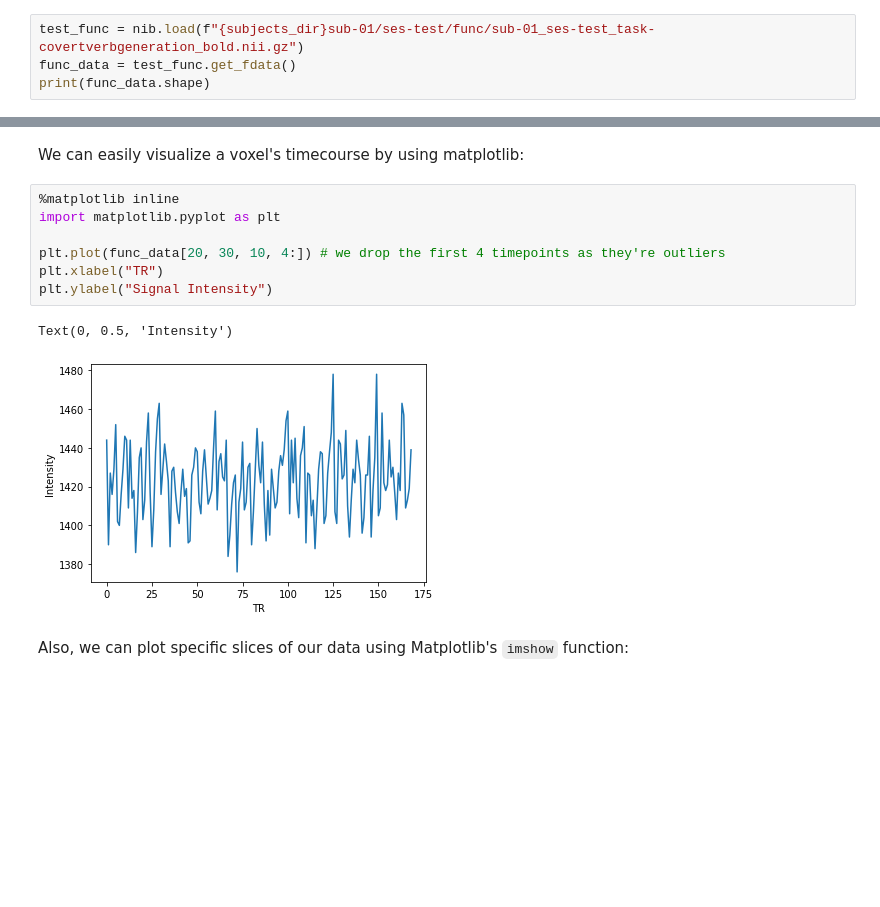
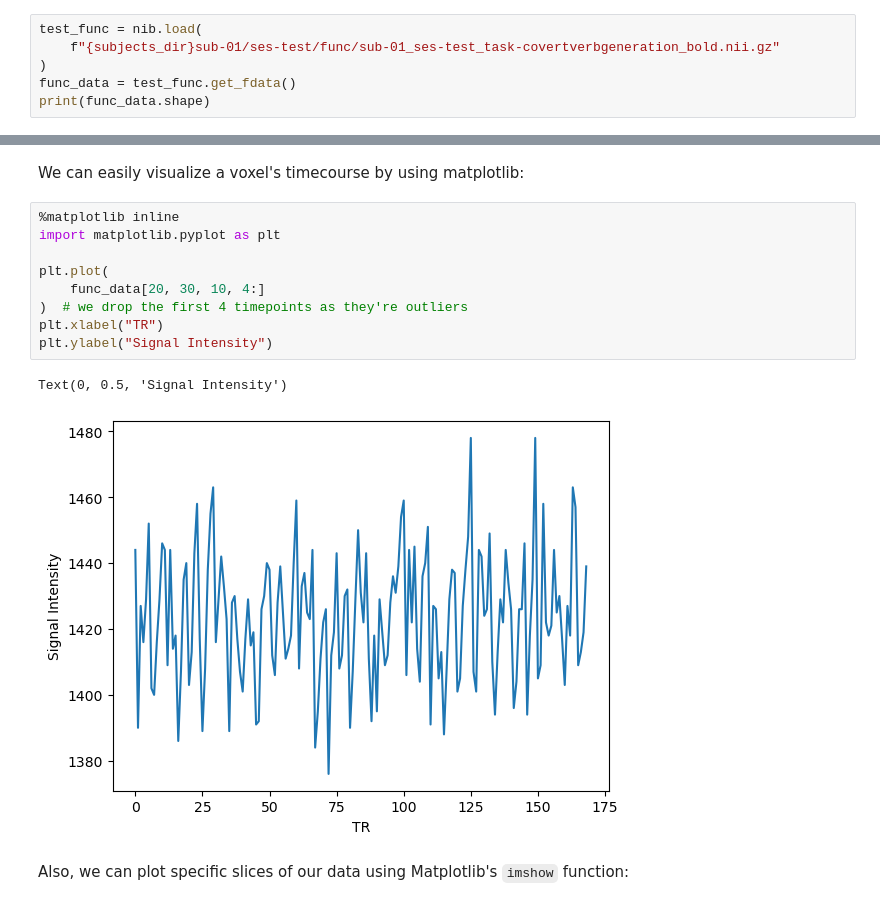
Before and after one commit to dominikpegler/tewa2-neuroimaging, a Jupyter notebook: 2 - Understanding MRI data.ipynb, the cells around one changed output, grey strips where cells are left out. Cells and saved outputs as stored; diff of their text form; blank space fills up the shorter version.

````diff
--- a/2 - Understanding MRI data.ipynb
+++ b/2 - Understanding MRI data.ipynb
@@ -156,7 +160,9 @@
 
 Before we dive deeper into this, let's also load a functional file into memory
 # %%
-test_func = nib.load(f"{subjects_dir}sub-01/ses-test/func/sub-01_ses-test_task-covertverbgeneration_bold.nii.gz")
+test_func = nib.load(
+    f"{subjects_dir}sub-01/ses-test/func/sub-01_ses-test_task-covertverbgeneration_bold.nii.gz"
+)
 func_data = test_func.get_fdata()
 print(func_data.shape)
 # %% [output]
@@ -192,13 +198,15 @@ We can easily visualize a voxel's timecourse by using matplotlib:
 # %%
 %matplotlib inline
 import matplotlib.pyplot as plt
 
-plt.plot(func_data[20, 30, 10, 4:]) # we drop the first 4 timepoints as they're outliers
+plt.plot(
+    func_data[20, 30, 10, 4:]
+)  # we drop the first 4 timepoints as they're outliers
 plt.xlabel("TR")
 plt.ylabel("Signal Intensity")
 # %% [output]
-Text(0, 0.5, 'Intensity')
+Text(0, 0.5, 'Signal Intensity')
-[figure, old version]
+[figure, new version]
 # %% [markdown]
 Also, we can plot specific slices of our data using Matplotlib's ```imshow``` function:
 # %%
````
Also changed, not shown: parts of 15 cells of this notebook, 1 other file.
